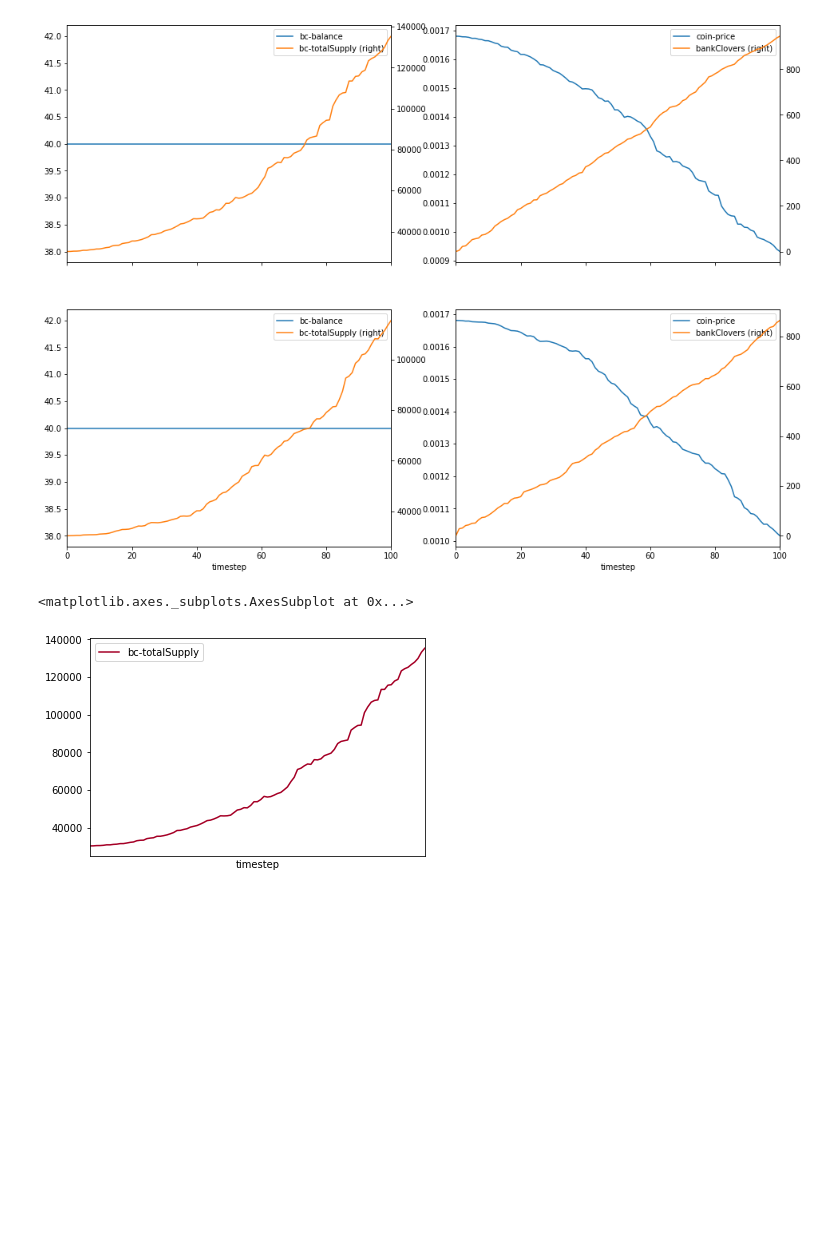
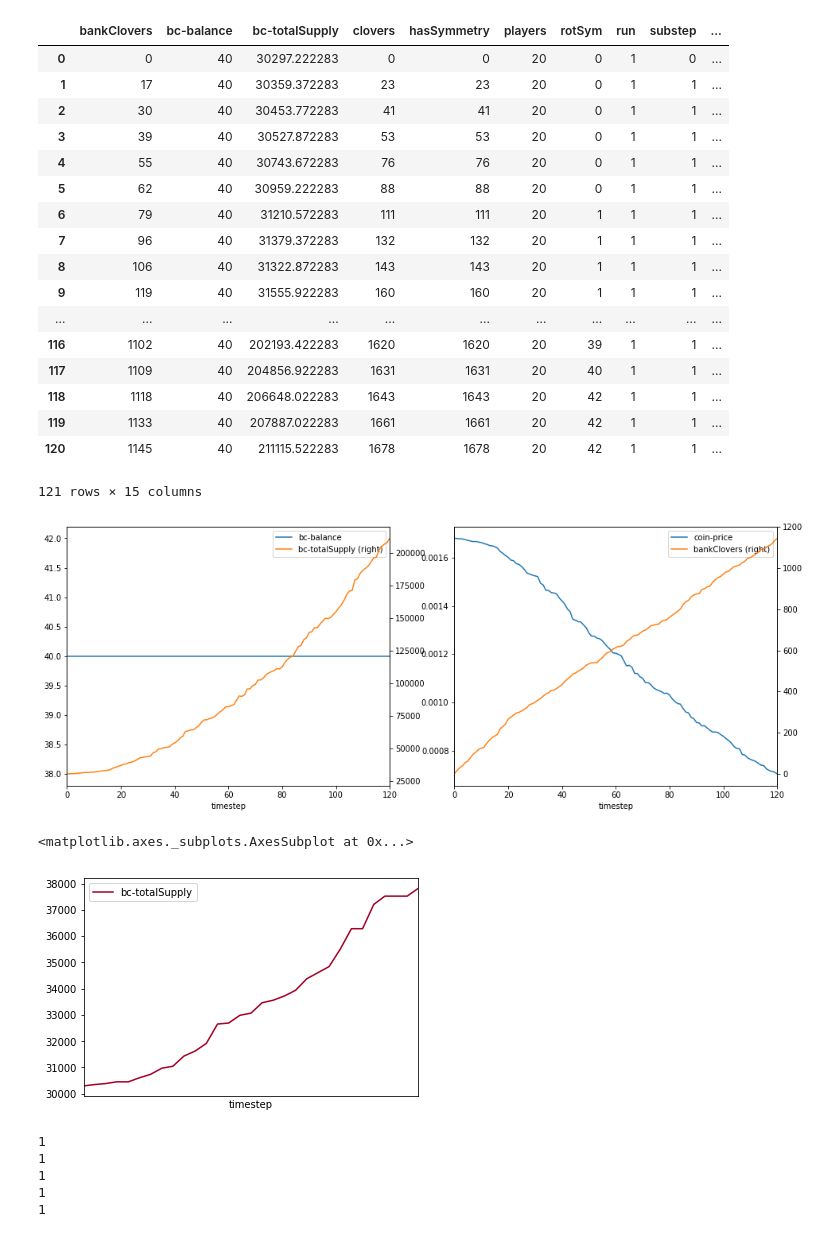
Before and after one commit to clovers-network/clovers-cadCAD, a Jupyter notebook: src/Clovers.network.ipynb, the cells around one changed output. Drawn from its saved outputs; the diff is of its cells as text; code cells hidden in the pictures; blank space fills up the shorter version.

```diff
--- a/src/Clovers.network.ipynb
+++ b/src/Clovers.network.ipynb
@@ -20,5 +32,7 @@ initial_conditions, rarity, market_settings = config.initial_conditions, config.
 # %%
-num_runs = 2
+%%time
+
+num_runs = 1
 
 def player_active():
     awake_likelihood = 0.6  # 60% probability of player being awake
@@ -31,11 +45,10 @@ params = {
 }
 
 simulation_parameters = {
-    'T': range(100),
+    'T': range(120),
     'N': num_runs,
     'M': params
 }
-
 
 initialized_conditions = utils.initialize(market_settings, initial_conditions)
 
@@ -152,12 +145,37 @@ df
+# %%
+df
+# %% [output]
+|  | bankClovers | bc-balance | bc-totalSupply | clovers | hasSymmetry | players | rotSym | run | substep | ... |
+| 0 | 0 | 40 | 30297.222283 | 0 | 0 | 20 | 0 | 1 | 0 | ... |
+| 1 | 17 | 40 | 30359.372283 | 23 | 23 | 20 | 0 | 1 | 1 | ... |
+| 2 | 30 | 40 | 30453.772283 | 41 | 41 | 20 | 0 | 1 | 1 | ... |
+| 3 | 39 | 40 | 30527.872283 | 53 | 53 | 20 | 0 | 1 | 1 | ... |
+| 4 | 55 | 40 | 30743.672283 | 76 | 76 | 20 | 0 | 1 | 1 | ... |
+| 5 | 62 | 40 | 30959.222283 | 88 | 88 | 20 | 0 | 1 | 1 | ... |
+| 6 | 79 | 40 | 31210.572283 | 111 | 111 | 20 | 1 | 1 | 1 | ... |
+| 7 | 96 | 40 | 31379.372283 | 132 | 132 | 20 | 1 | 1 | 1 | ... |
+| 8 | 106 | 40 | 31322.872283 | 143 | 143 | 20 | 1 | 1 | 1 | ... |
+| 9 | 119 | 40 | 31555.922283 | 160 | 160 | 20 | 1 | 1 | 1 | ... |
+| ... | ... | ... | ... | ... | ... | ... | ... | ... | ... | ... |
+| 116 | 1102 | 40 | 202193.422283 | 1620 | 1620 | 20 | 39 | 1 | 1 | ... |
+| 117 | 1109 | 40 | 204856.922283 | 1631 | 1631 | 20 | 40 | 1 | 1 | ... |
+| 118 | 1118 | 40 | 206648.022283 | 1643 | 1643 | 20 | 42 | 1 | 1 | ... |
+| 119 | 1133 | 40 | 207887.022283 | 1661 | 1661 | 20 | 42 | 1 | 1 | ... |
+| 120 | 1145 | 40 | 211115.522283 | 1678 | 1678 | 20 | 42 | 1 | 1 | ... |
+121 rows × 15 columns
 # %%
 fig = plt.figure(figsize=(16,6*num_runs))
 axs = fig.subplots(num_runs, 2)
 
-for run in range(0,num_runs):
-    df[df.run == (run+1)].plot('timestep', ['bc-balance', 'bc-totalSupply'], secondary_y=['bc-totalSupply'], ax=axs[run,0])
-    df[df.run == (run+1)].plot('timestep', ['coin-price', 'bankClovers'], secondary_y=['bankClovers'], ax=axs[run,1])
+if num_runs == 1:
+    df[df.run == (run+1)].plot('timestep', ['bc-balance', 'bc-totalSupply'], secondary_y=['bc-totalSupply'], ax=axs[0])
+    df[df.run == (run+1)].plot('timestep', ['coin-price', 'bankClovers'], secondary_y=['bankClovers'], ax=axs[1])
+else:
+    for run in range(0,num_runs):
+        df[df.run == (run+1)].plot('timestep', ['bc-balance', 'bc-totalSupply'], secondary_y=['bc-totalSupply'], ax=axs[run,0])
+        df[df.run == (run+1)].plot('timestep', ['coin-price', 'bankClovers'], secondary_y=['bankClovers'], ax=axs[run,1])
 # %% [output]
-[figure, old version]
+[figure, new version]
 # %%
 df_run = df[df.run == 1]
 df_run.plot('timestep', ['bc-totalSupply'], grid=False,
@@ -166,7 +184,16 @@ df_run.plot('timestep', ['bc-totalSupply'], grid=False,
        )
 # %% [output]
 <matplotlib.axes._subplots.AxesSubplot at 0x...>
-[figure, old version]
+[figure, new version]
+# %%
+for i in range(5):
+    print(1)
+# %% [output]
+1
+1
+1
+1
+1
 # %%
 row_height = 5
 # set a figure with initial dimensions
```
Also changed, not shown: parts of 17 cells of this notebook, 7 other files.
